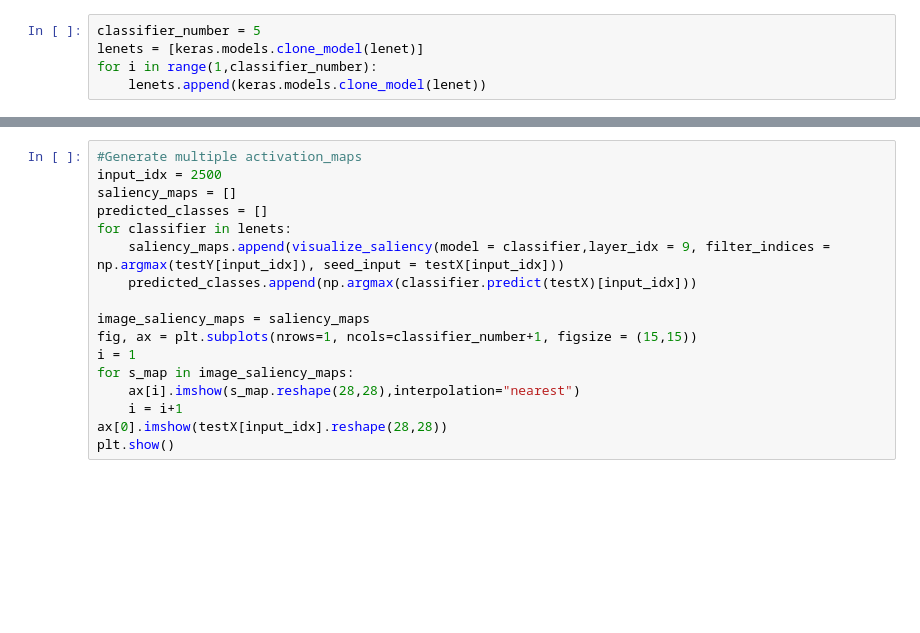
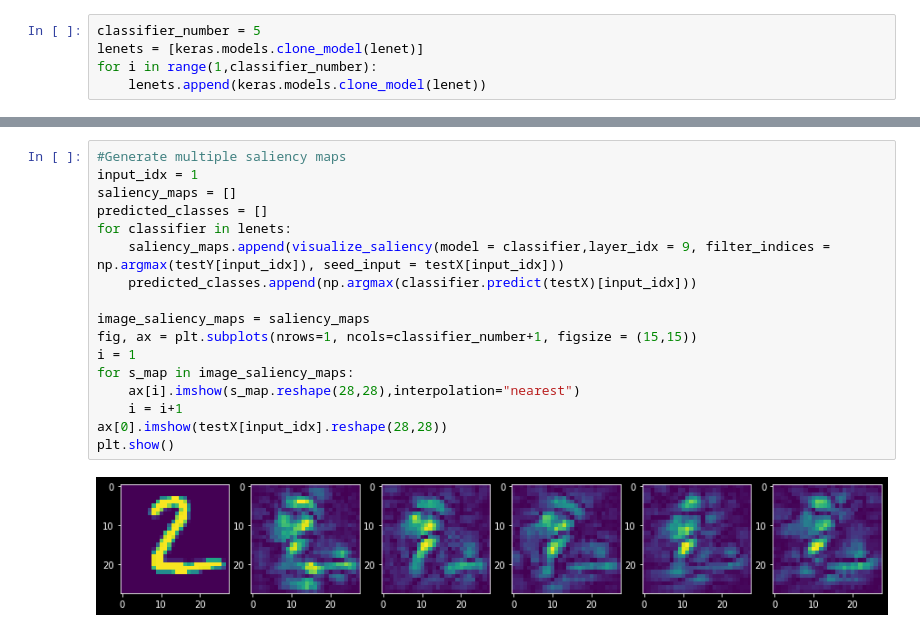
Before and after one commit to YalesRios/Samel, a Jupyter notebook: samel.ipynb, the cells around one changed output, grey strips where cells are left out. Saved outputs shown, nothing was run; the diff lists cells and outputs as text; blank space fills up the shorter version.

```diff
--- a/samel.ipynb
+++ b/samel.ipynb
@@ -165,18 +215,20 @@ for a_map in activation_maps:
 # %%
-#Generate multiple activation_maps
-input_idx = 2500
+#Generate multiple saliency maps
+input_idx = 1
 saliency_maps = []
 predicted_classes = []
 for classifier in lenets:
     saliency_maps.append(visualize_saliency(model = classifier,layer_idx = 9, filter_indices = np.argmax(testY[input_idx]), seed_input = testX[input_idx]))
     predicted_classes.append(np.argmax(classifier.predict(testX)[input_idx]))
 
 image_saliency_maps = saliency_maps
 fig, ax = plt.subplots(nrows=1, ncols=classifier_number+1, figsize = (15,15))
 i = 1
 for s_map in image_saliency_maps:
     ax[i].imshow(s_map.reshape(28,28),interpolation="nearest")
     i = i+1
 ax[0].imshow(testX[input_idx].reshape(28,28))
 plt.show()
+# %% [output]
+[figure, added]
 # %%
```
Also changed, not shown: parts of 26 cells of this notebook.
